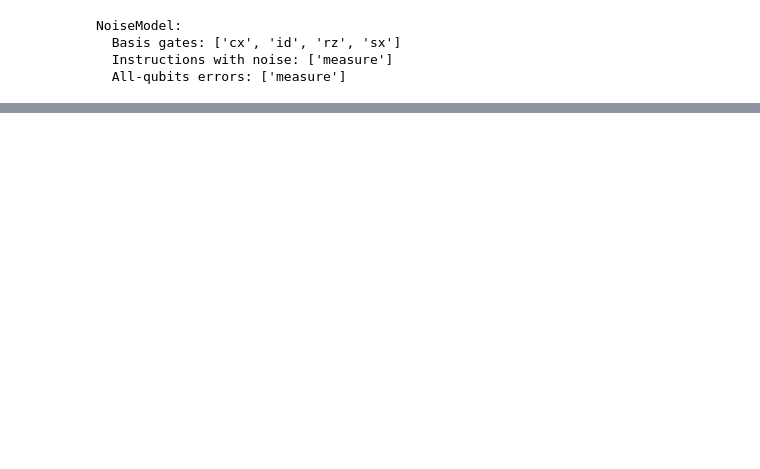
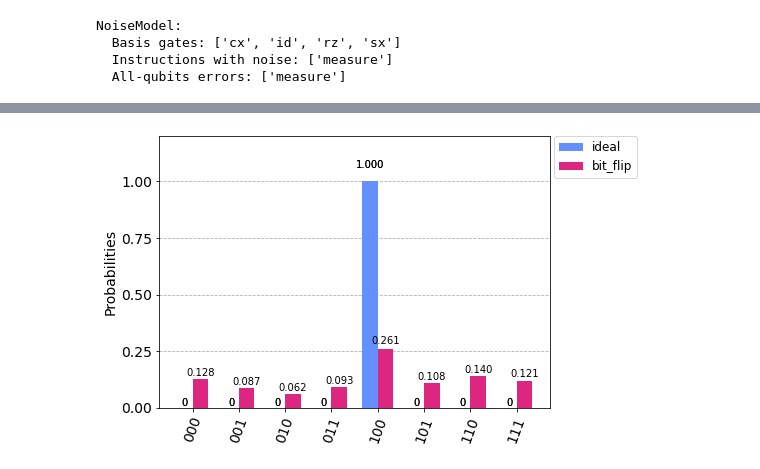
Before and after one commit to SakibulIslamSazzad/Quantum_Benchmarking, a Jupyter notebook: Quantum Benchmarking.ipynb, the cells around one changed output, grey strips where cells are left out. Drawn from its saved outputs; the diff is of its cells as text; code cells hidden in the pictures; blank space fills up the shorter version.

```diff
--- a/Quantum Benchmarking.ipynb
+++ b/Quantum Benchmarking.ipynb
@@ -185,0 +251,4 @@ NoiseModel:
+# %%
+bit_error(mer_bell_circ)
+# %% [output]
+[figure, added]
```
Also changed, not shown: parts of 30 cells of this notebook.
